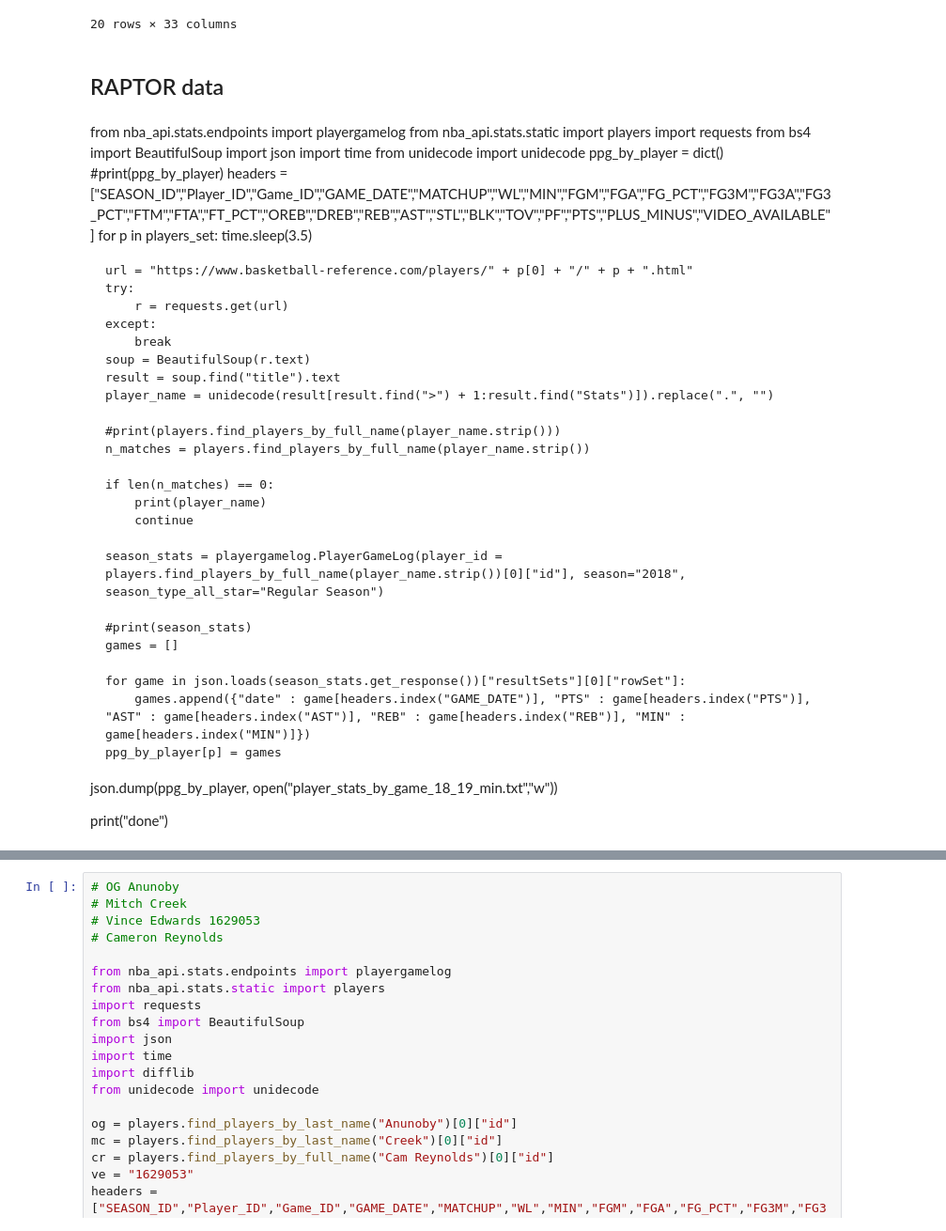
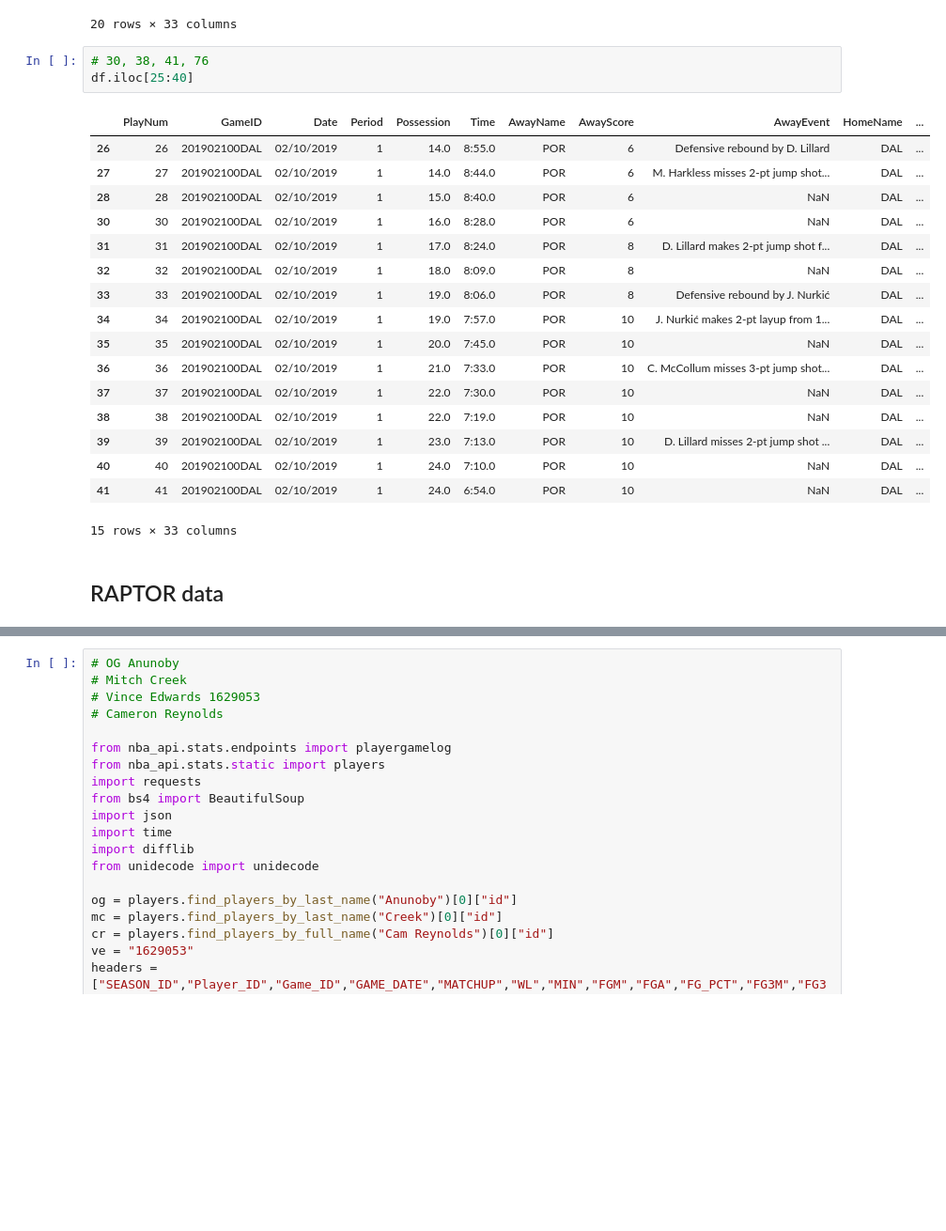
Before and after one commit to trevleon/stats100-proj, a Jupyter notebook: convert_to_possession.ipynb, the cells around one changed output, grey strips where cells are left out. Shown at 94% size. Cells and saved outputs as stored; diff of their text form; blank space fills up the shorter version.

```diff
--- a/convert_to_possession.ipynb
+++ b/convert_to_possession.ipynb
@@ -141,47 +127,26 @@ df.head(20)
 | 19 | 19 | 201902100DAL | 02/10/2019 | 1 | 12.0 | 9:22.0 | POR | 6 | A. Aminu misses 3-pt jump shot fr... | DAL | ... |
 | 20 | 20 | 201902100DAL | 02/10/2019 | 1 | 13.0 | 9:22.0 | POR | 6 | NaN | DAL | ... |
 20 rows × 33 columns
+# %%
+# 30, 38, 41, 76
+df.iloc[25:40]
+# %% [output]
+|  | PlayNum | GameID | Date | Period | Possession | Time | AwayName | AwayScore | AwayEvent | HomeName | ... |
+| 26 | 26 | 201902100DAL | 02/10/2019 | 1 | 14.0 | 8:55.0 | POR | 6 | Defensive rebound by D. Lillard | DAL | ... |
+| 27 | 27 | 201902100DAL | 02/10/2019 | 1 | 14.0 | 8:44.0 | POR | 6 | M. Harkless misses 2-pt jump shot... | DAL | ... |
+| 28 | 28 | 201902100DAL | 02/10/2019 | 1 | 15.0 | 8:40.0 | POR | 6 | NaN | DAL | ... |
+| 30 | 30 | 201902100DAL | 02/10/2019 | 1 | 16.0 | 8:28.0 | POR | 6 | NaN | DAL | ... |
+| 31 | 31 | 201902100DAL | 02/10/2019 | 1 | 17.0 | 8:24.0 | POR | 8 | D. Lillard makes 2-pt jump shot f... | DAL | ... |
+| 32 | 32 | 201902100DAL | 02/10/2019 | 1 | 18.0 | 8:09.0 | POR | 8 | NaN | DAL | ... |
+| 33 | 33 | 201902100DAL | 02/10/2019 | 1 | 19.0 | 8:06.0 | POR | 8 | Defensive rebound by J. Nurkić | DAL | ... |
+| 34 | 34 | 201902100DAL | 02/10/2019 | 1 | 19.0 | 7:57.0 | POR | 10 | J. Nurkić makes 2-pt layup from 1... | DAL | ... |
+| 35 | 35 | 201902100DAL | 02/10/2019 | 1 | 20.0 | 7:45.0 | POR | 10 | NaN | DAL | ... |
+| 36 | 36 | 201902100DAL | 02/10/2019 | 1 | 21.0 | 7:33.0 | POR | 10 | C. McCollum misses 3-pt jump shot... | DAL | ... |
+| 37 | 37 | 201902100DAL | 02/10/2019 | 1 | 22.0 | 7:30.0 | POR | 10 | NaN | DAL | ... |
+| 38 | 38 | 201902100DAL | 02/10/2019 | 1 | 22.0 | 7:19.0 | POR | 10 | NaN | DAL | ... |
+| 39 | 39 | 201902100DAL | 02/10/2019 | 1 | 23.0 | 7:13.0 | POR | 10 | D. Lillard misses 2-pt jump shot ... | DAL | ... |
+| 40 | 40 | 201902100DAL | 02/10/2019 | 1 | 24.0 | 7:10.0 | POR | 10 | NaN | DAL | ... |
+| 41 | 41 | 201902100DAL | 02/10/2019 | 1 | 24.0 | 6:54.0 | POR | 10 | NaN | DAL | ... |
+15 rows × 33 columns
 # %% [markdown]
 ## RAPTOR data
-# %% [markdown]
-from nba_api.stats.endpoints import playergamelog
-from nba_api.stats.static import players
-import requests
-from bs4 import BeautifulSoup
-import json
-import time
-from unidecode import unidecode
-ppg_by_player = dict()
-#print(ppg_by_player)
-headers = ["SEASON_ID","Player_ID","Game_ID","GAME_DATE","MATCHUP","WL","MIN","FGM","FGA","FG_PCT","FG3M","FG3A","FG3_PCT","FTM","FTA","FT_PCT","OREB","DREB","REB","AST","STL","BLK","TOV","PF","PTS","PLUS_MINUS","VIDEO_AVAILABLE"]
-for p in players_set:
-    time.sleep(3.5)
-
-    url = "https://www.basketball-reference.com/players/" + p[0] + "/" + p + ".html"
-    try:
-        r = requests.get(url)
-    except:
-        break
-    soup = BeautifulSoup(r.text)
-    result = soup.find("title").text
-    player_name = unidecode(result[result.find(">") + 1:result.find("Stats")]).replace(".", "")
-
-    #print(players.find_players_by_full_name(player_name.strip()))
-    n_matches = players.find_players_by_full_name(player_name.strip())
-
-    if len(n_matches) == 0:
-        print(player_name)
-        continue
-
-    season_stats = playergamelog.PlayerGameLog(player_id = players.find_players_by_full_name(player_name.strip())[0]["id"], season="2018", season_type_all_star="Regular Season")
-
-    #print(season_stats)
-    games = []
-
-    for game in json.loads(season_stats.get_response())["resultSets"][0]["rowSet"]:
-        games.append({"date" : game[headers.index("GAME_DATE")], "PTS" : game[headers.index("PTS")], "AST" : game[headers.index("AST")], "REB" : game[headers.index("REB")], "MIN" : game[headers.index("MIN")]})
-    ppg_by_player[p] = games
-
-json.dump(ppg_by_player, open("player_stats_by_game_18_19_min.txt","w"))
-
-print("done")
```
Also changed, not shown: parts of 8 cells of this notebook.
